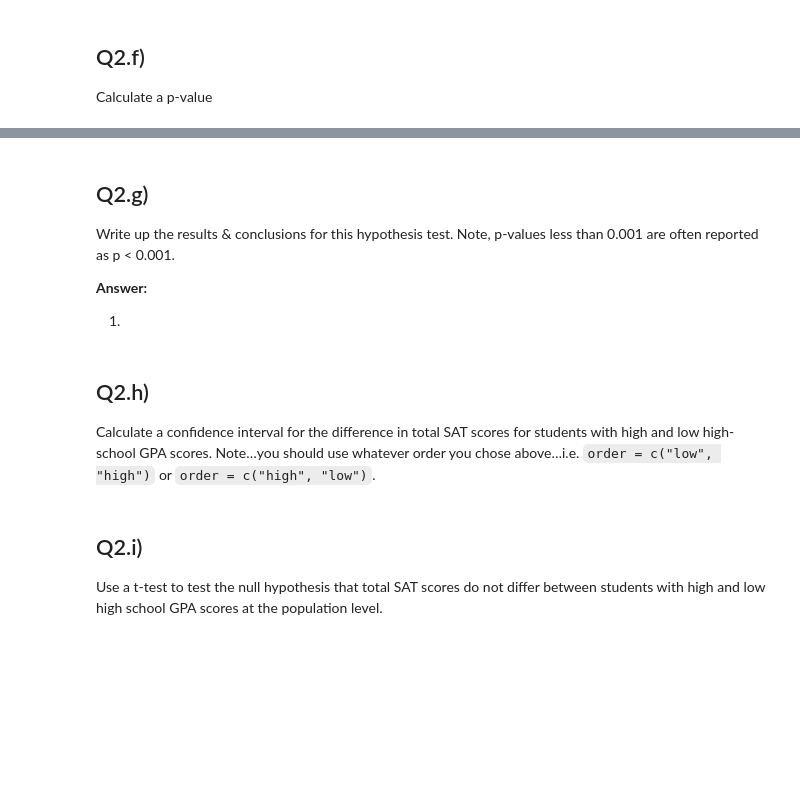
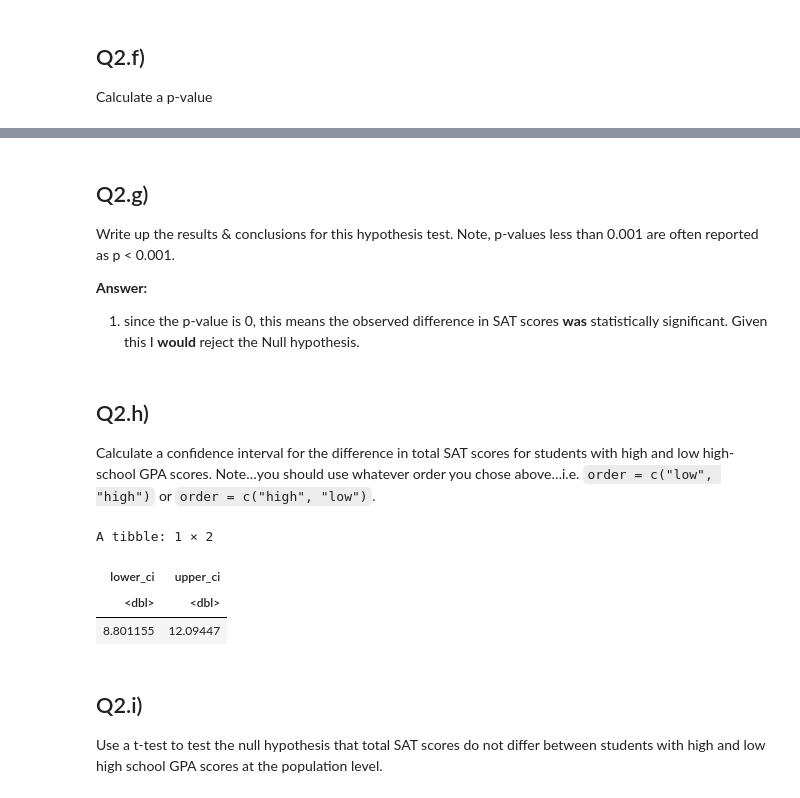
Before and after one commit to UNC-DATA-730/unit-9-assignment-setiadha-unc, a Jupyter notebook: agungsetiadha-assignment9.ipynb, the cells around one changed output, grey strips where cells are left out. Drawn from its saved outputs; the diff is of its cells as text; code cells hidden in the pictures; blank space fills up the shorter version.

```diff
--- a/agungsetiadha-assignment9.ipynb
+++ b/agungsetiadha-assignment9.ipynb
@@ -462,7 +497,7 @@ p-values less than 0.001 are often reported as p \< 0.001.
 
 **Answer:**
 
-1.
+1. since the p-value is 0, this means the observed difference in SAT scores **was** statistically significant. Given this I **would** reject the Null hypothesis.
 # %% [markdown]
 ## Q2.h)
 
@@ -473,7 +508,21 @@ use whatever order you chose above…i.e. `order = c("low", "high")` or
 # %%
 # you finish this code....
 
 # ci_diff_sat_means <- sat_gpa %>%
+
+ci_diff_sat_means <- sat_gpa |>
+  specify(formula = sat_total ~ gpa_hs) |>
+  generate(reps = 1000, type = "bootstrap") |>
+  calculate(stat = "diff in means", order = c("high", "low")) |>
+  get_confidence_interval(level = 0.95, type = "se",
+                          point_estimate = obs_diff_sat_hs_gpa)
+
+ci_diff_sat_means
+# %% [output]
+A tibble: 1 × 2
+| lower_ci | upper_ci |
+| <dbl> | <dbl> |
+| 8.801155 | 12.09447 |
 # %% [markdown]
 ## Q2.i)
 
```
Also changed, not shown: parts of 11 cells of this notebook.
